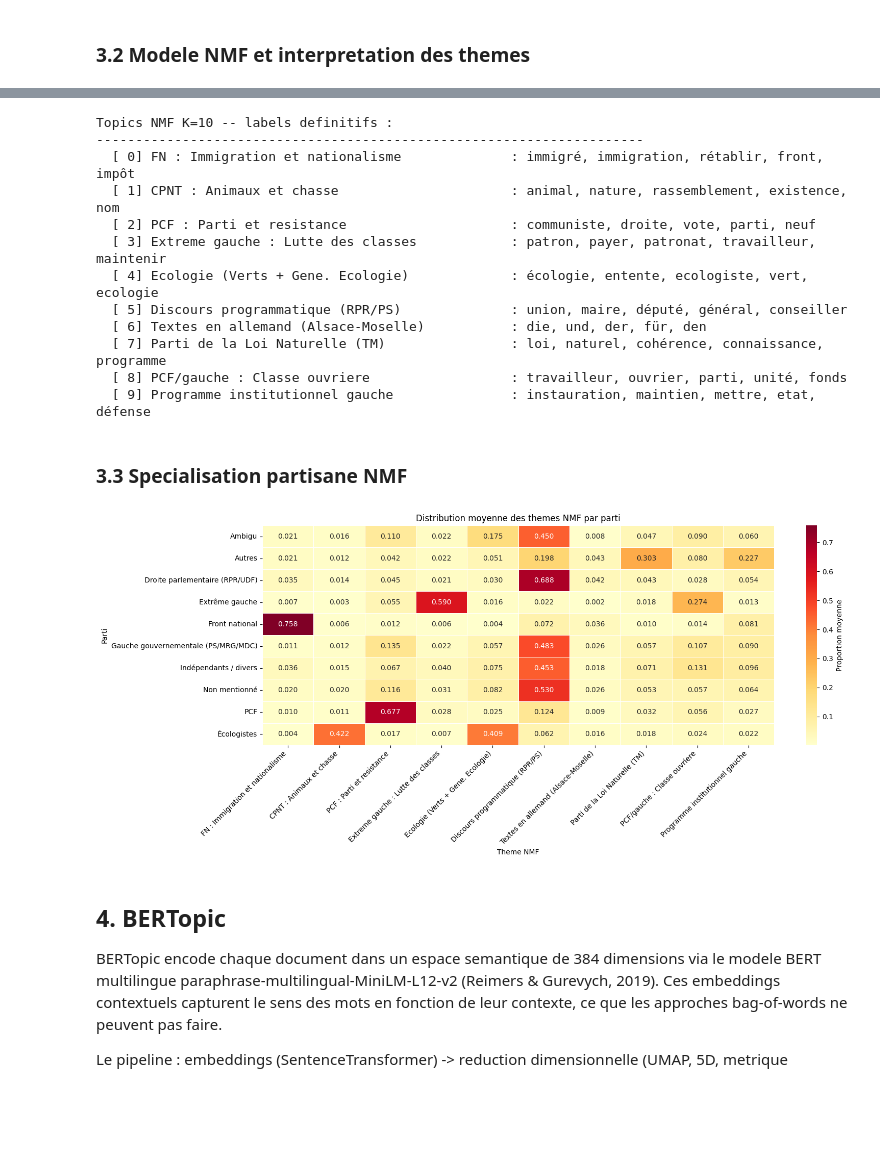
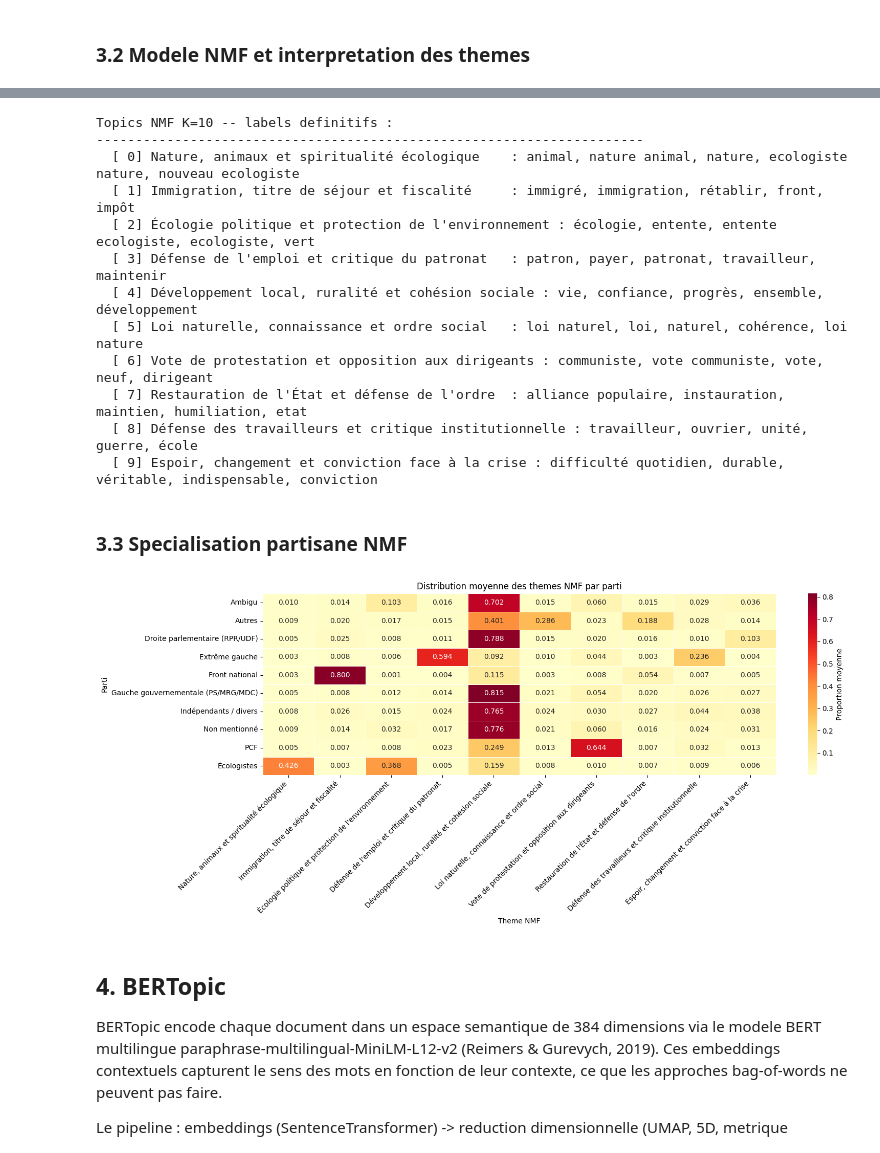
Before and after one commit to josiepierr/MLP-for-NLP-Gender-Classification, a Jupyter notebook: notebooks/02_topic_modeling.ipynb, the cells around one changed output, grey strips where cells are left out. Drawn from its saved outputs; the diff is of its cells as text; code cells hidden in the pictures; blank space fills up the shorter version.

```diff
--- a/notebooks/02_topic_modeling.ipynb
+++ b/notebooks/02_topic_modeling.ipynb
@@ -159,3 +180,5 @@ K retenu : 8  (Cv=0.5933)
+# %%
+best_k=10
 # %%
 fig, (ax1, ax2) = plt.subplots(1, 2, figsize=(12, 4))
 ax1.plot(K_VALUES, coherences, 'o-', color='steelblue', lw=2)
@@ -436,7 +465,7 @@ une meilleure separation entre les sous-groupes ecologistes (Verts vs CPNT).
 # %% [markdown]
 ### 3.1 Vectorisation TF-IDF
 # %%
-tfidf = TfidfVectorizer(max_df=0.60, min_df=10, max_features=15000, ngram_range=(1,2))
+tfidf = TfidfVectorizer(max_df=0.60, min_df=10, max_features=15000, ngram_range=(1,2), stop_words=all_stops)
 tfidf_matrix = tfidf.fit_transform(df['text_for_lda'])
 vocab_tfidf  = tfidf.get_feature_names_out()
 print(f'Matrice TF-IDF : {tfidf_matrix.shape[0]:,} documents x {tfidf_matrix.shape[1]:,} termes')
@@ -473,62 +502,62 @@ NMF- 9 : travailleur | parti travailleur | ouvrier | parti | unité | fonds | gu
 # %%
 # Labels NMF etablis apres lecture des top mots
 
-NMF_LABELS = {
-    0: 'FN : Immigration et nationalisme',    # immigre, immigration, front, retablir, nationalite
-    1: 'CPNT : Animaux et chasse',            # animal, rassemblement, corrida, vivisection
-    2: 'PCF : Parti et resistance',           # communiste, droite, vote, parti, gauche
-    3: 'Extreme gauche : Lutte des classes',  # patron, patronat, travailleur, bourgeoisie
-    4: 'Ecologie (Verts + Gene. Ecologie)',   # ecologie, entente, ecologiste, vert, generation
-    5: 'Discours programmatique (RPR/PS)',    # union, maire, depute, conseiller, confiance
-    6: 'Textes en allemand (Alsace-Moselle)', # die, und, der, fur, den -- artefact
-    7: 'Parti de la Loi Naturelle (TM)',      # loi naturelle, maharishi, vedique
-    8: 'PCF/gauche : Classe ouvriere',        # travailleur, ouvrier, paysan, peuple, gauche
-    9: 'Programme institutionnel gauche',     # instauration, maintien, etat, defense, formation
+TOPIC_LABELS_NMF = {
+    0: "Nature, animaux et spiritualité écologique",
+    1: "Immigration, titre de séjour et fiscalité",
+    2: "Écologie politique et protection de l'environnement",
+    3: "Défense de l'emploi et critique du patronat",
+    4: "Développement local, ruralité et cohésion sociale",
+    5: "Loi naturelle, connaissance et ordre social",
+    6: "Vote de protestation et opposition aux dirigeants",
+    7: "Restauration de l'État et défense de l'ordre",
+    8: "Défense des travailleurs et critique institutionnelle",
+    9: "Espoir, changement et conviction face à la crise",
 }
 
 print('Topics NMF K=10 -- labels definitifs :')
 print('-' * 70)
-for tid, label in NMF_LABELS.items():
+for tid, label in TOPIC_LABELS_NMF.items():
     top5 = [vocab_tfidf[j] for j in H_nmf[tid].argsort()[:-6:-1]]
     print(f'  [{tid:2d}] {label:<45} : {", ".join(top5)}')
 # %% [output]
 Topics NMF K=10 -- labels definitifs :
 ----------------------------------------------------------------------
-  [ 0] FN : Immigration et nationalisme              : immigré, immigration, rétablir, front, impôt
-  [ 1] CPNT : Animaux et chasse                      : animal, nature, rassemblement, existence, nom
-  [ 2] PCF : Parti et resistance                     : communiste, droite, vote, parti, neuf
-  [ 3] Extreme gauche : Lutte des classes            : patron, payer, patronat, travailleur, maintenir
-  [ 4] Ecologie (Verts + Gene. Ecologie)             : écologie, entente, ecologiste, vert, ecologie
-  [ 5] Discours programmatique (RPR/PS)              : union, maire, député, général, conseiller
-  [ 6] Textes en allemand (Alsace-Moselle)           : die, und, der, für, den
-  [ 7] Parti de la Loi Naturelle (TM)                : loi, naturel, cohérence, connaissance, programme
-  [ 8] PCF/gauche : Classe ouvriere                  : travailleur, ouvrier, parti, unité, fonds
-  [ 9] Programme institutionnel gauche               : instauration, maintien, mettre, etat, défense
+  [ 0] Nature, animaux et spiritualité écologique    : animal, nature animal, nature, ecologiste nature, nouveau ecologiste
+  [ 1] Immigration, titre de séjour et fiscalité     : immigré, immigration, rétablir, front, impôt
+  [ 2] Écologie politique et protection de l'environnement : écologie, entente, entente ecologiste, ecologiste, vert
+  [ 3] Défense de l'emploi et critique du patronat   : patron, payer, patronat, travailleur, maintenir
+  [ 4] Développement local, ruralité et cohésion sociale : vie, confiance, progrès, ensemble, développement
+  [ 5] Loi naturelle, connaissance et ordre social   : loi naturel, loi, naturel, cohérence, loi nature
+  [ 6] Vote de protestation et opposition aux dirigeants : communiste, vote communiste, vote, neuf, dirigeant
+  [ 7] Restauration de l'État et défense de l'ordre  : alliance populaire, instauration, maintien, humiliation, etat
+  [ 8] Défense des travailleurs et critique institutionnelle : travailleur, ouvrier, unité, guerre, école
+  [ 9] Espoir, changement et conviction face à la crise : difficulté quotidien, durable, véritable, indispensable, conviction
 # %% [markdown]
 ### 3.3 Specialisation partisane NMF
 # %%
 W_nmf_norm = W_nmf / (W_nmf.sum(axis=1, keepdims=True) + 1e-9)
 
 for i in range(best_k):
     df[f'nmf_topic_{i}'] = W_nmf_norm[:, i]
 
 nmf_cols = [f'nmf_topic_{i}' for i in range(best_k)]
 
 parti_nmf = (
     df.groupby('famille_partisane')[nmf_cols].mean()
-    .rename(columns={f'nmf_topic_{i}': NMF_LABELS[i] for i in range(best_k)})
+    .rename(columns={f'nmf_topic_{i}': TOPIC_LABELS_NMF[i] for i in range(best_k)})
 )
 
 fig, ax = plt.subplots(figsize=(16, 7))
 sns.heatmap(parti_nmf, cmap='YlOrRd', ax=ax, linewidths=0.4,
             cbar_kws={'label': 'Proportion moyenne'}, fmt='.3f', annot=True)
 ax.set_title('Distribution moyenne des themes NMF par parti')
 ax.set_xlabel('Theme NMF'); ax.set_ylabel('Parti')
 plt.xticks(rotation=45, ha='right'); plt.tight_layout()
 plt.savefig(FIGURES_DIR / '02_nmf_topic_by_parti.png', dpi=150, bbox_inches='tight')
 plt.show()
 # %% [output]
-[figure, old version]
+[figure, new version]
 # %% [markdown]
 ## 4. BERTopic
 
```
Also changed, not shown: parts of 16 cells of this notebook, 21 other files.
